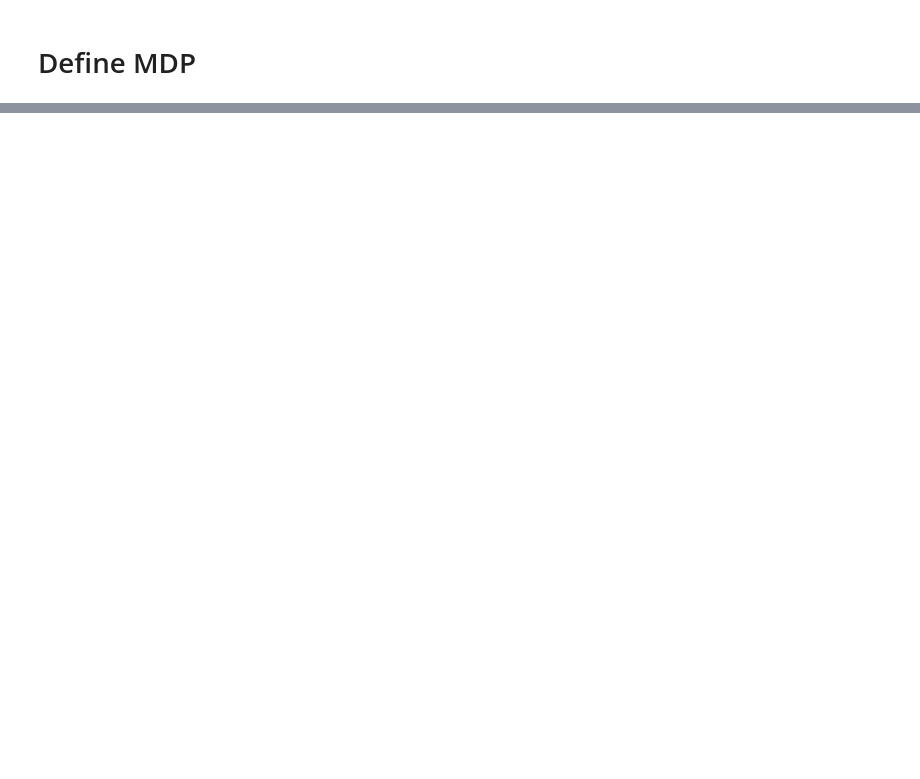
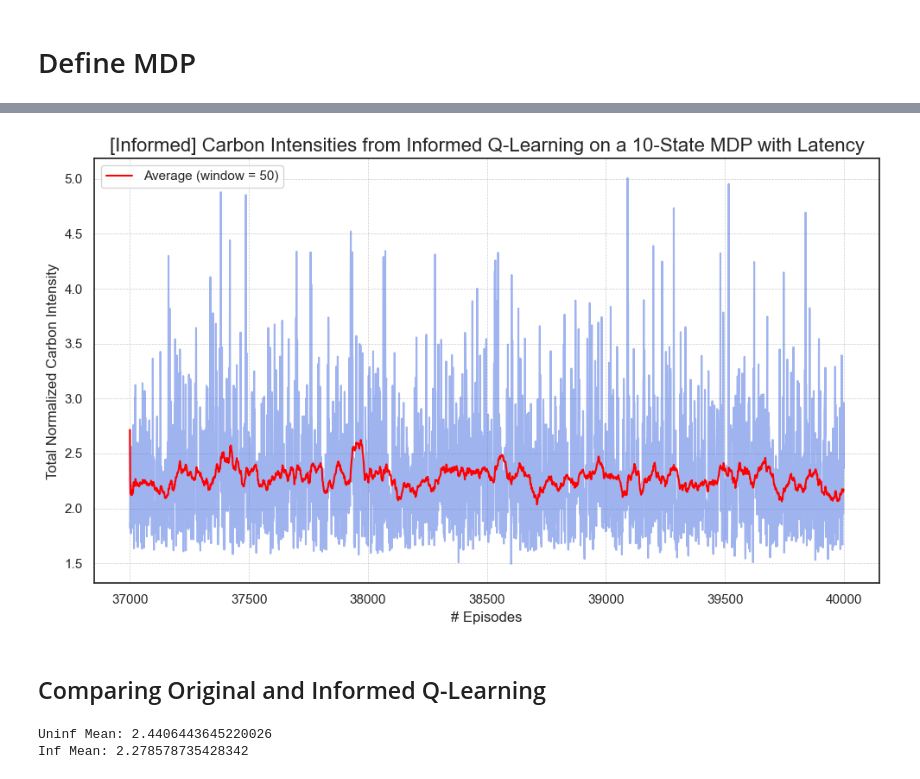
Before and after one commit to justinband/green-scheduling, a Jupyter notebook: q-learn-latency.ipynb, the cells around one changed output, grey strips where cells are left out. Drawn from its saved outputs; the diff is of its cells as text; code cells hidden in the pictures; blank space fills up the shorter version.

```diff
--- a/q-learn-latency.ipynb
+++ b/q-learn-latency.ipynb
@@ -70,0 +139,23 @@ q_learn_mdp.plot_rewards(title=f"Total Energy Cost in {NUM_STATES}-State MDP wit
+# %%
+informed_q_learn.plot_losses(
+    losses=avg_inf_losses[MIN_EPISODE:],
+    min_episode=MIN_EPISODE,
+    window=50,
+    title=f"[Informed] Carbon Intensities from Informed Q-Learning on a {NUM_STATES}-State MDP with Latency",
+    xaxis_title="# Episodes",
+    yaxis_title="Total Normalized Carbon Intensity",
+    show_std_dev=False
+    )
+# %% [output]
+[figure, added]
+# %% [markdown]
+## Comparing Original and Informed Q-Learning
+# %%
+final_uninf = avg_uninf_losses[MIN_EPISODE:].mean()
+final_inf = avg_inf_losses[MIN_EPISODE:].mean()
+
+print(f"Uninf Mean: {final_uninf}")
+print(f"Inf Mean: {final_inf}")
+# %% [output]
+Uninf Mean: 2.4406443645220026
+Inf Mean: 2.278578735428342
```
Also changed, not shown: parts of 22 cells of this notebook.
